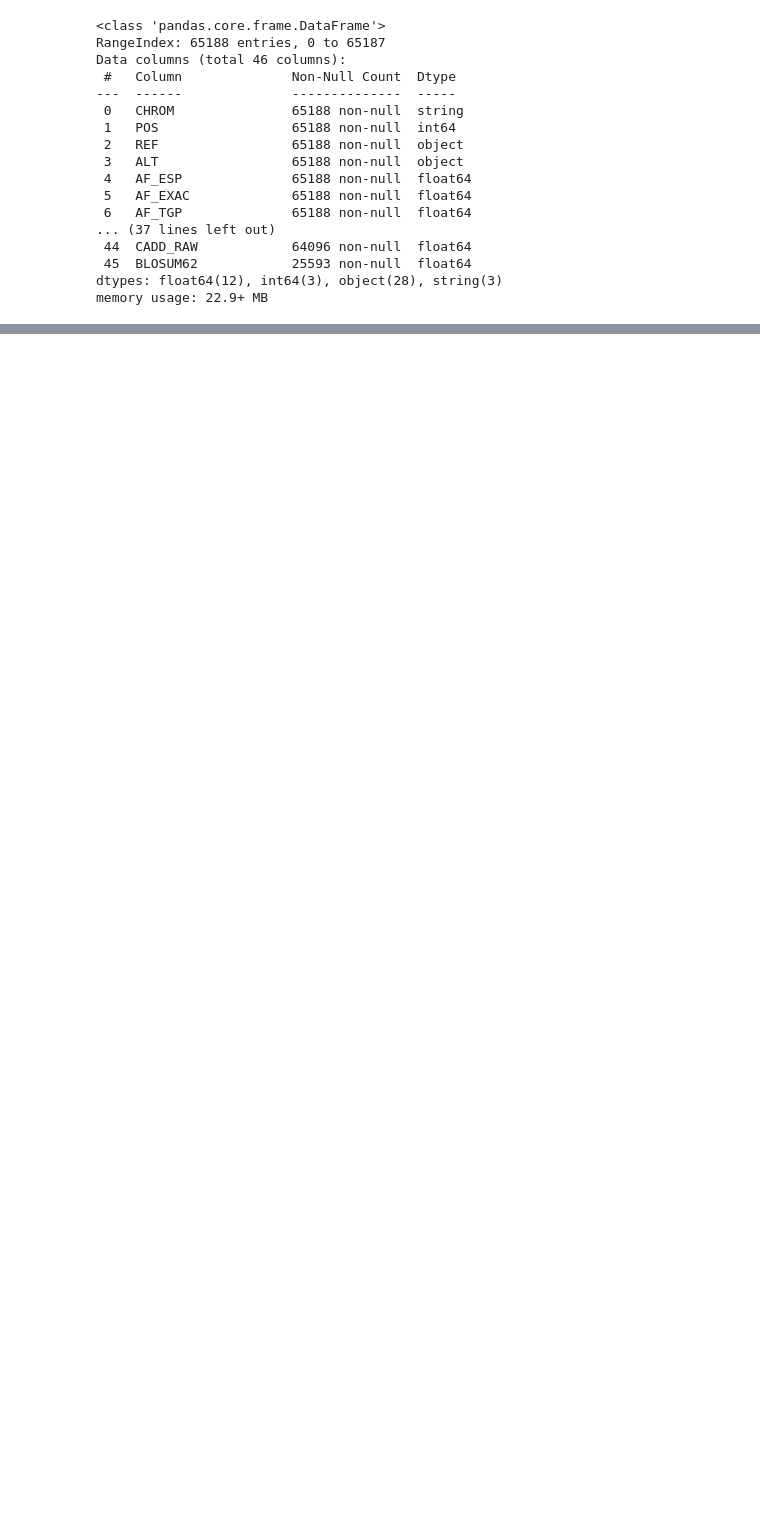
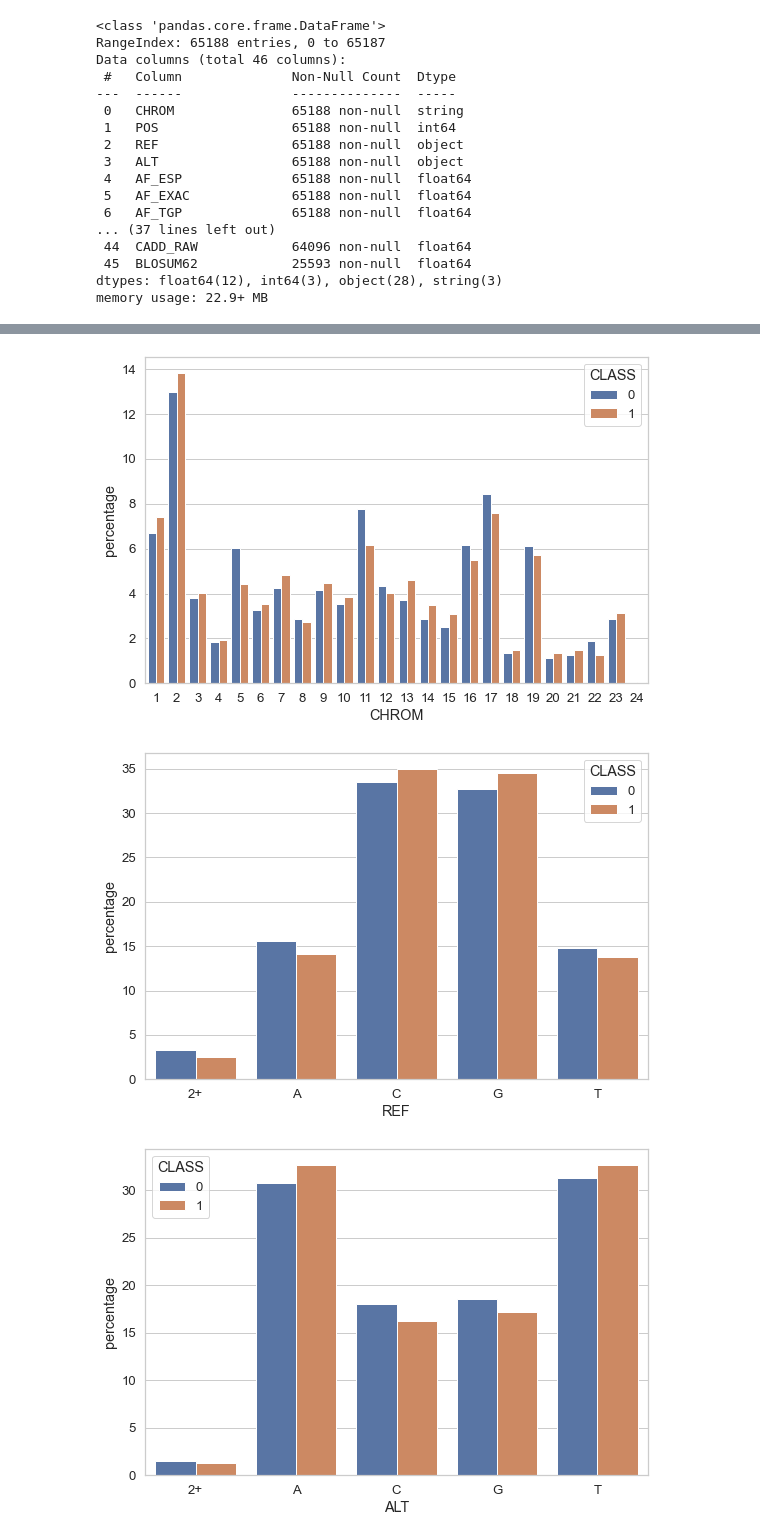
Before and after one commit to nkinnaird/GeneticVariantClassification, a Jupyter notebook: code/initialEDA.ipynb, the cells around one changed output, grey strips where cells are left out. Saved outputs shown, nothing was run; the diff lists cells and outputs as text; code cells hidden in the pictures; blank space fills up the shorter version.

```diff
--- a/code/initialEDA.ipynb
+++ b/code/initialEDA.ipynb
@@ -115,12 +122,16 @@ See the caveats in the documentation: https://pandas.pydata.org/pandas-docs/stab
 # %%
 # check categorical variables vs conflicting or not to try and find some predictive features - do this before encoding so there are less plots to make
-# for col in reduced_df.columns:
-#     if(col == 'CLASS'): continue
-#     plt.figure()
-#     counts = (reduced_df.groupby(['CLASS'])[col]
-#                      .value_counts(normalize=True)
-#                      .rename('percentage')
-#                      .mul(100)
-#                      .reset_index()
-#                      .sort_values(col))
-#     print(counts)
+for col in reduced_df.columns:
+    if(col == 'CLASS' or col == 'CADD_PHRED'): continue
+    plt.figure()
+    counts = (reduced_df.groupby(['CLASS'])[col]
+                     .value_counts(normalize=True)
+                     .rename('percentage')
+                     .mul(100)
+                     .reset_index()
+                     .sort_values(col))
+    sns.barplot(x=col, y="percentage", hue="CLASS", data=counts)
+# %% [output]
+[figure, added]
+[figure, added]
+[figure, added]
```
Also changed, not shown: parts of 10 cells of this notebook.
